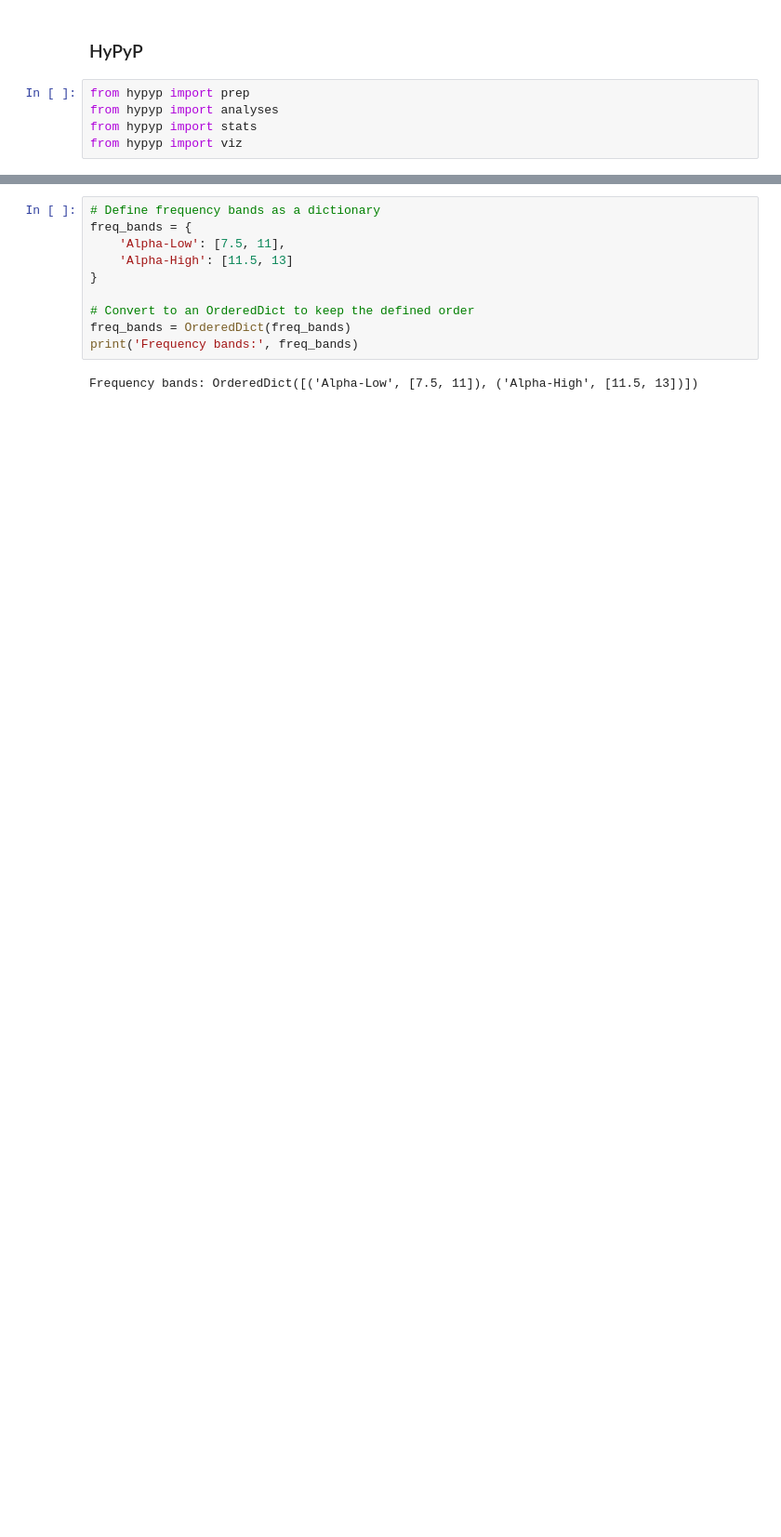
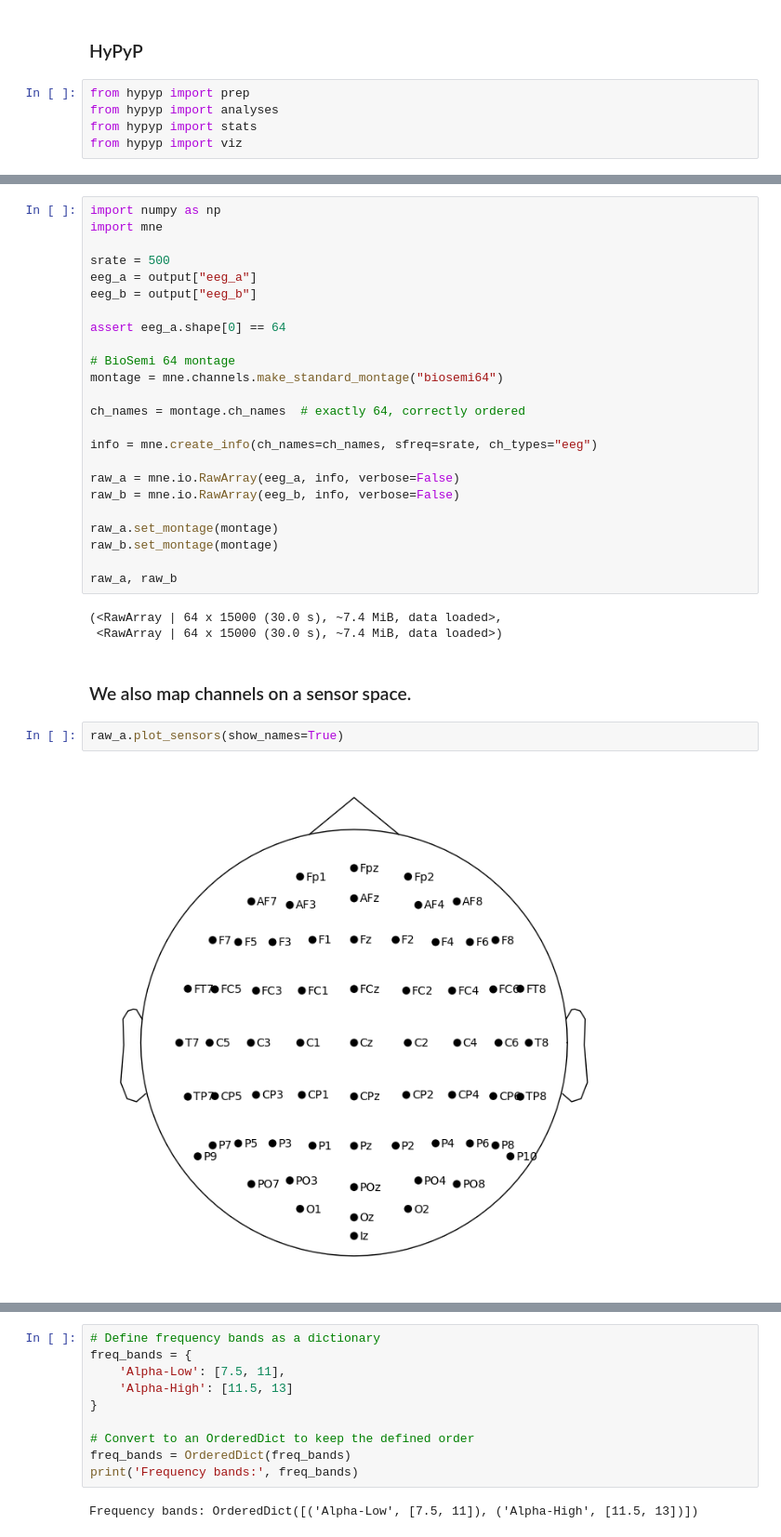
Before and after one commit to JoaquimStr/HyPyPCookBook, a Jupyter notebook: getting_started_merged.ipynb, the cells around one changed output, grey strips where cells are left out. Shown at 93% size. Drawn from its saved outputs; the diff is of its cells as text; blank space fills up the shorter version.

```diff
--- a/getting_started_merged.ipynb
+++ b/getting_started_merged.ipynb
@@ -72,0 +200,33 @@ from hypyp import viz
+# %%
+import numpy as np
+import mne
+
+srate = 500
+eeg_a = output["eeg_a"]
+eeg_b = output["eeg_b"]
+
+assert eeg_a.shape[0] == 64
+
+# BioSemi 64 montage
+montage = mne.channels.make_standard_montage("biosemi64")
+
+ch_names = montage.ch_names  # exactly 64, correctly ordered
+
+info = mne.create_info(ch_names=ch_names, sfreq=srate, ch_types="eeg")
+
+raw_a = mne.io.RawArray(eeg_a, info, verbose=False)
+raw_b = mne.io.RawArray(eeg_b, info, verbose=False)
+
+raw_a.set_montage(montage)
+raw_b.set_montage(montage)
+
+raw_a, raw_b
+# %% [output]
+(<RawArray | 64 x 15000 (30.0 s), ~7.4 MiB, data loaded>,
+ <RawArray | 64 x 15000 (30.0 s), ~7.4 MiB, data loaded>)
+# %% [markdown]
+### We also map channels on a sensor space.
+# %%
+raw_a.plot_sensors(show_names=True)
+# %% [output]
+[figure, added]
```
Also changed, not shown: parts of 66 cells of this notebook, 3 other files.
